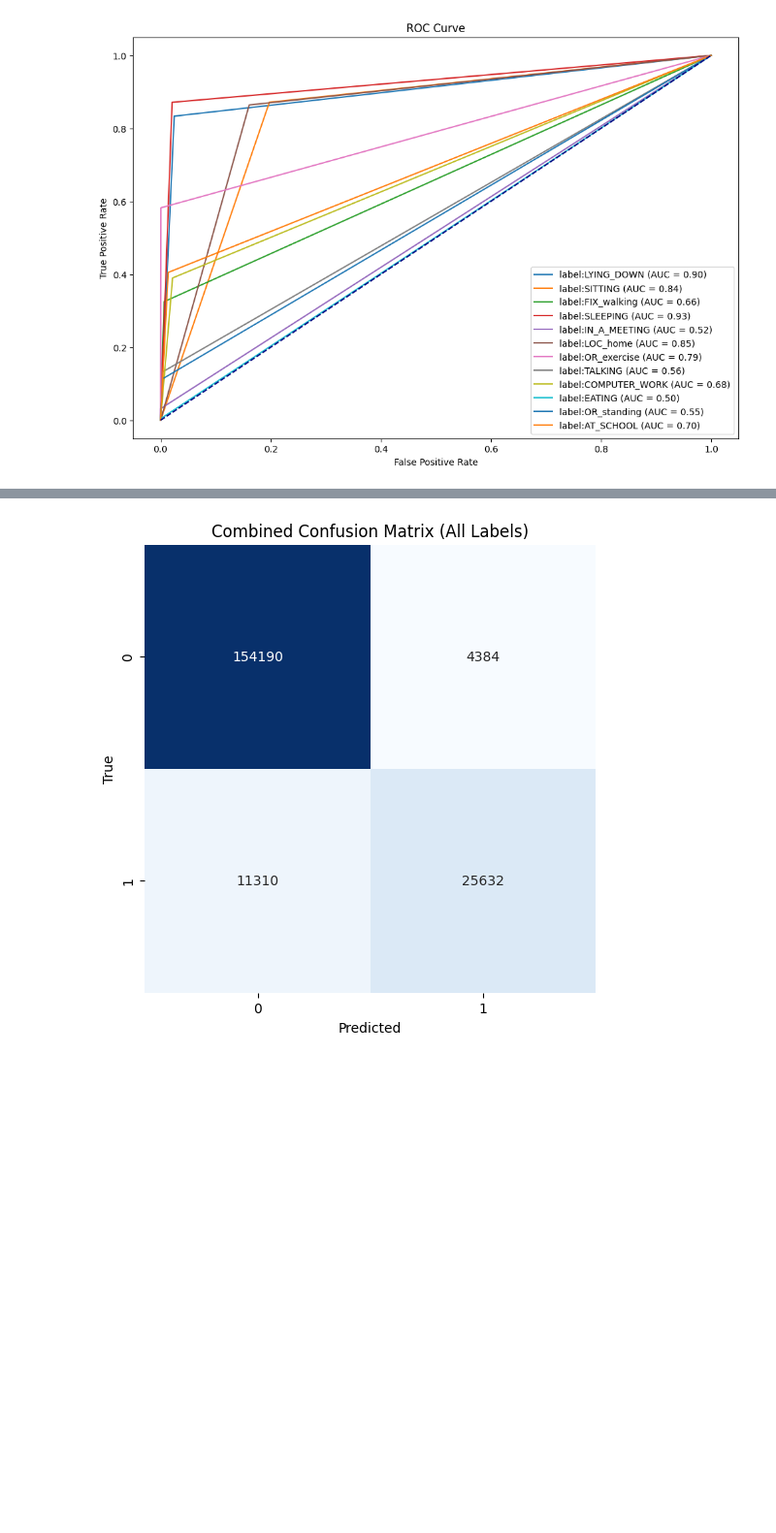
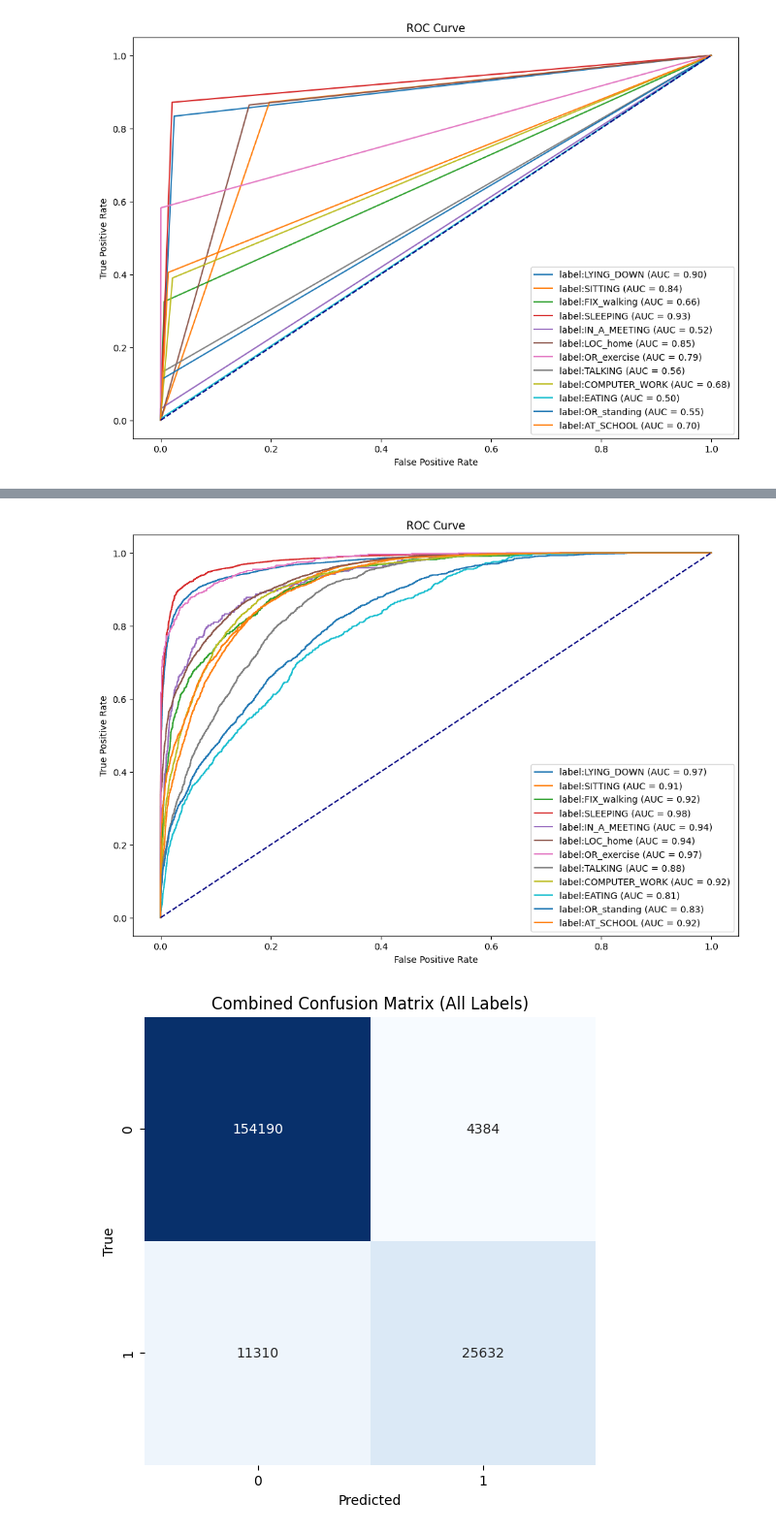
Before and after one commit to cmelady0403/BaselineML, a Jupyter notebook: Neural_Test.ipynb, the cells around one changed output, grey strips where cells are left out. Shown at 97% size. Saved outputs shown, nothing was run; the diff lists cells and outputs as text; code cells hidden in the pictures; blank space fills up the shorter version.

```diff
--- a/Neural_Test.ipynb
+++ b/Neural_Test.ipynb
@@ -224,3 +223,29 @@ def plot_roc_curves(y_test, y_pred, label_columns):
 plot_roc_curves(y_test, y_pred, label_columns)
 # %% [output]
 [figure]
+# %%
+from sklearn.metrics import roc_curve, auc
+import matplotlib.pyplot as plt
+import numpy as np
+
+# Step 8: Get predicted probabilities from the model
+y_pred_proba = model.predict(X_test)  # Predicted probabilities for each label
+
+# Function to plot ROC curves for multi-label classification
+def plot_roc_curves(y_test, y_pred_proba, label_columns):
+    plt.figure(figsize=(12, 8))
+    for i in range(len(label_columns)):
+        fpr, tpr, _ = roc_curve(y_test[:, i], y_pred_proba[:, i])  # Use probabilities
+        roc_auc = auc(fpr, tpr)  # Calculate AUC
+        plt.plot(fpr, tpr, label=f'{label_columns[i]} (AUC = {roc_auc:.2f})')
+
+    plt.plot([0, 1], [0, 1], color='navy', linestyle='--')  # Diagonal line (chance level)
+    plt.xlabel('False Positive Rate')
+    plt.ylabel('True Positive Rate')
+    plt.title('ROC Curve')
+    plt.legend(loc='lower right')
+    plt.show()
+
+# Step 9: Plot the ROC curves
+plot_roc_curves(y_test, y_pred_proba, label_columns)
+# %% [output]
@@ -227,3 +253,4 @@ plot_roc_curves(y_test, y_pred, label_columns)
+[figure, added]
 # %%
 def plot_combined_confusion_matrix(y_test, y_pred, label_columns):
     # Initialize the combined confusion matrix
```
Also changed, not shown: parts of 13 cells of this notebook.
